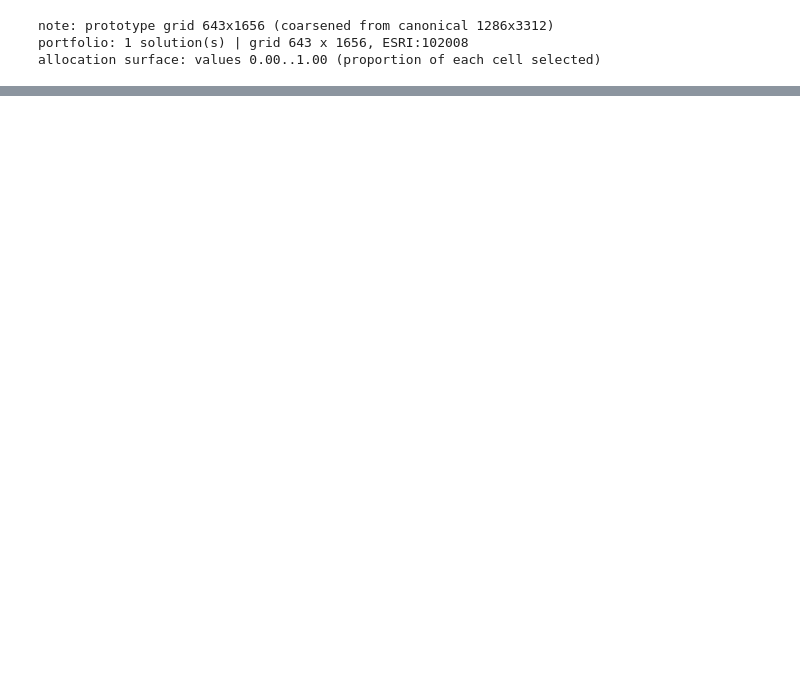
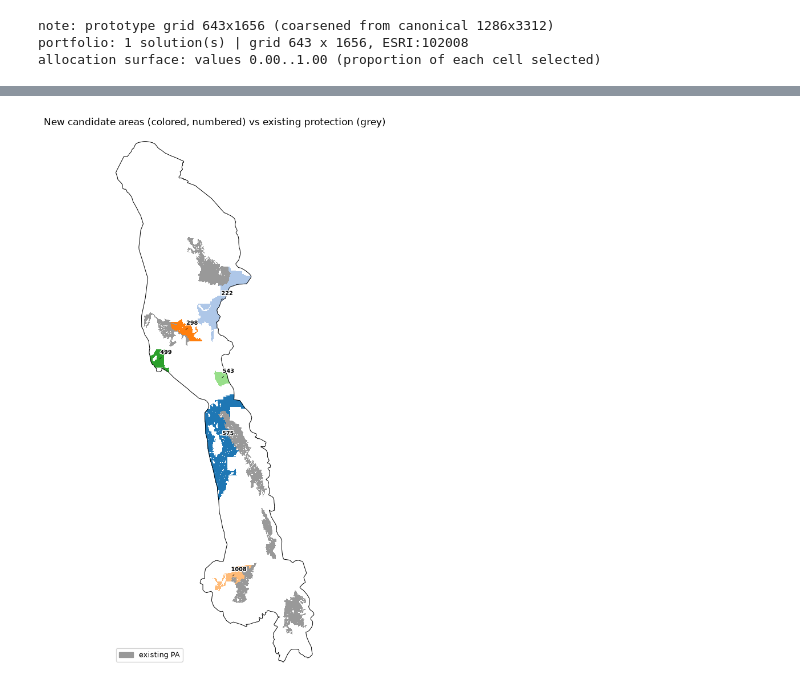
Before and after one commit to bermane/y2y-spatial-optimization, a Jupyter notebook: 04_results_analysis.ipynb, the cells around one changed output, grey strips where cells are left out. Cells and saved outputs as stored; diff of their text form; code cells hidden in the pictures; blank space fills up the shorter version.

```diff
--- a/04_results_analysis.ipynb
+++ b/04_results_analysis.ipynb
@@ -307,24 +408,32 @@ print(f"cell size {cell_km2:.1f} km^2")
 # %%
 # ---- Map: new candidate areas (colored, numbered) over existing PAs (grey) ----
 from matplotlib.colors import ListedColormap
 from matplotlib.patches import Patch
+import matplotlib.patheffects as pe
 
 fig, ax = plt.subplots(figsize=(8, 12))
 sol0.copy(data=np.where(np.isin(PA["lab"], PA["ids"]), 1.0, np.nan).astype("float32")) \
     .plot.imshow(ax=ax, cmap=ListedColormap(["0.6"]), add_colorbar=False)
 if NEW["ids"]:
-    sol0.copy(data=np.where(np.isin(NEW["lab"], NEW["ids"]), NEW["lab"], np.nan).astype("float32")) \
-        .plot.imshow(ax=ax, cmap="tab20", add_colorbar=False)
+    # one colored layer per cluster so the map color == that cluster's star-plot color
+    for cid in NEW["ids"]:
+        sol0.copy(data=np.where(NEW["lab"] == cid, 1.0, np.nan).astype("float32")) \
+            .plot.imshow(ax=ax, cmap=ListedColormap([NEW["colors"][cid]]), add_colorbar=False)
+    # Offset each label off its centroid with a thin leader line + white halo (no filled
+    # circle), so the number never covers the candidate area.
     for cid in NEW["ids"]:
         cy, cx = ndimage.center_of_mass(NEW["lab"] == cid)
-        ax.text(float(sol0.x.values[int(round(cx))]), float(sol0.y.values[int(round(cy))]), str(cid),
-                fontsize=8, fontweight="bold", ha="center", va="center",
-                bbox=dict(boxstyle="circle", fc="white", ec="black", alpha=0.8))
+        x, y = float(sol0.x.values[int(round(cx))]), float(sol0.y.values[int(round(cy))])
+        ax.annotate(str(cid), xy=(x, y), xytext=(9, 9), textcoords="offset points",
+                    fontsize=7, fontweight="bold", ha="center", va="center", color="black",
+                    path_effects=[pe.withStroke(linewidth=2, foreground="white")],
+                    arrowprops=dict(arrowstyle="-", lw=0.5, color="black", shrinkA=1, shrinkB=1),
+                    annotation_clip=False, zorder=6)
 boundary.boundary.plot(ax=ax, color="black", linewidth=0.7)
-ax.legend(handles=[Patch(color="0.6", label="existing PA"),
-                   Patch(color="#1f77b4", label="new candidate area (numbered)")],
-          loc="lower left", fontsize=9)
-ax.set_title("New candidate areas vs existing protection")
+ax.legend(handles=[Patch(color="0.6", label="existing PA")], loc="lower left", fontsize=9)
+ax.set_title("New candidate areas (colored, numbered) vs existing protection (grey)")
 ax.set_aspect("equal"); ax.set_axis_off()
 fig.savefig(FIG_DIR / "clusters_map.png", dpi=150, bbox_inches="tight"); plt.show()
+# %% [output]
+[figure, added]
 # %%
```
Also changed, not shown: parts of 17 cells of this notebook, 9 other files.
